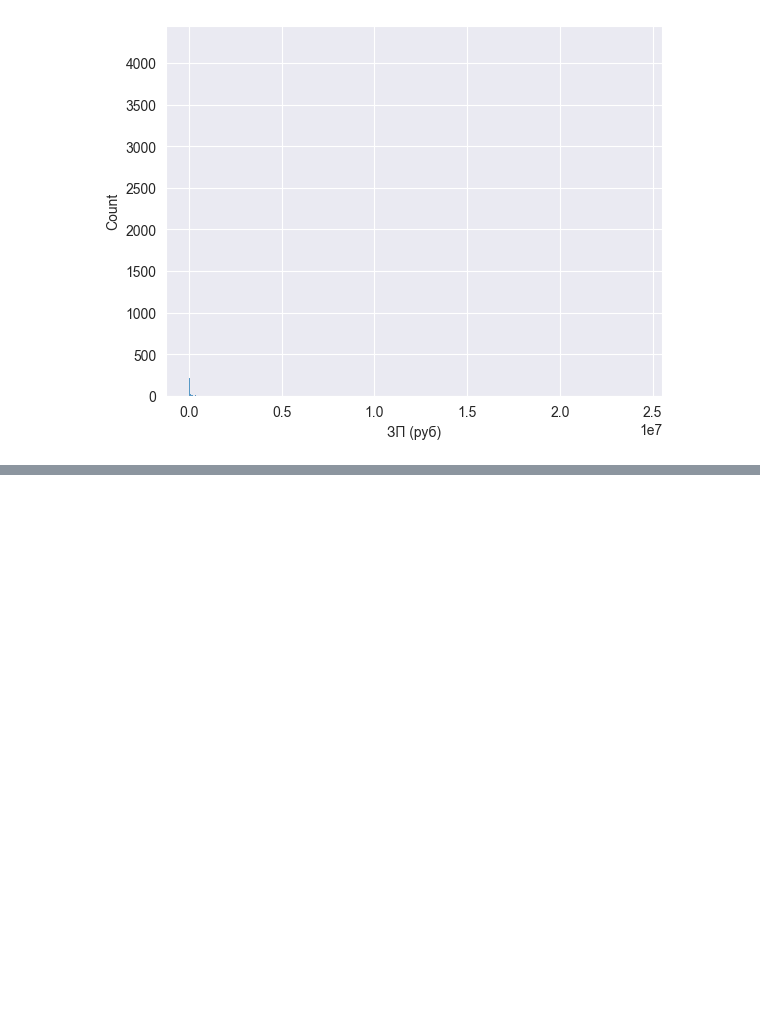
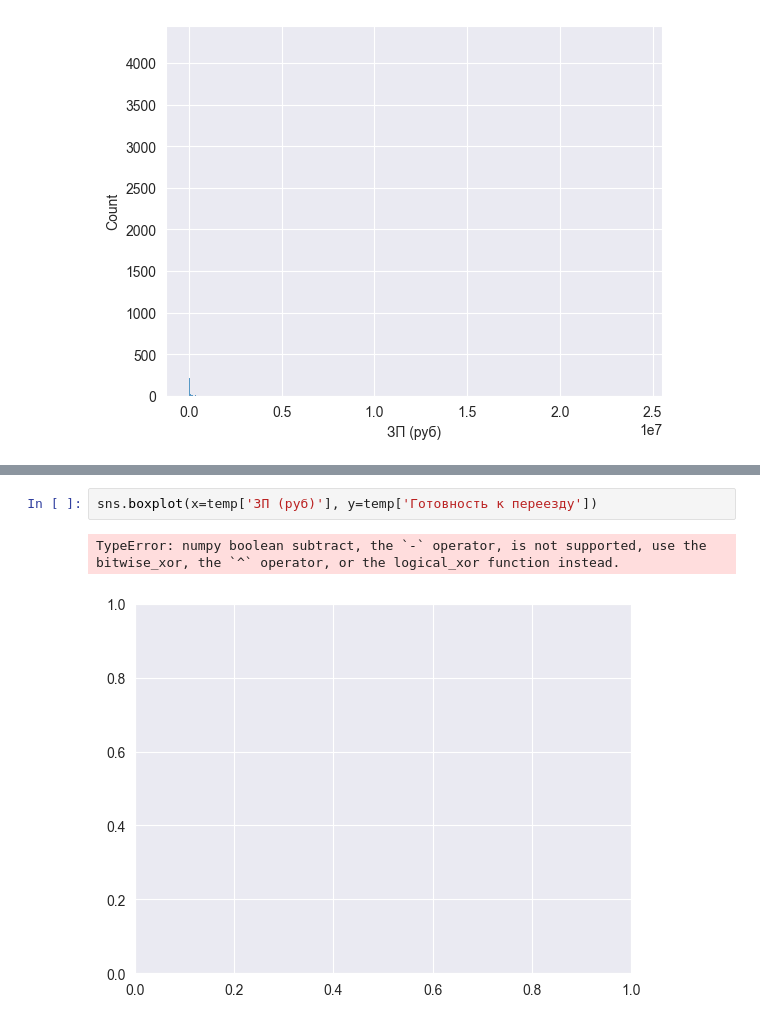
Before and after one commit to andreyko75/project_hh, a Jupyter notebook: project_hh_for_task.ipynb, the cells around one changed output, grey strips where cells are left out. Drawn from its saved outputs; the diff is of its cells as text; blank space fills up the shorter version.

```diff
--- a/project_hh_for_task.ipynb
+++ b/project_hh_for_task.ipynb
@@ -614,0 +697,5 @@ sns.histplot(hh_df,x='ЗП (руб)')
+# %%
+sns.boxplot(x=temp['ЗП (руб)'], y=temp['Готовность к переезду'])
+# %% [output]
+TypeError: numpy boolean subtract, the `-` operator, is not supported, use the bitwise_xor, the `^` operator, or the logical_xor function instead.
+[figure, added]
```
Also changed, not shown: parts of 23 cells of this notebook, 1 other file.
